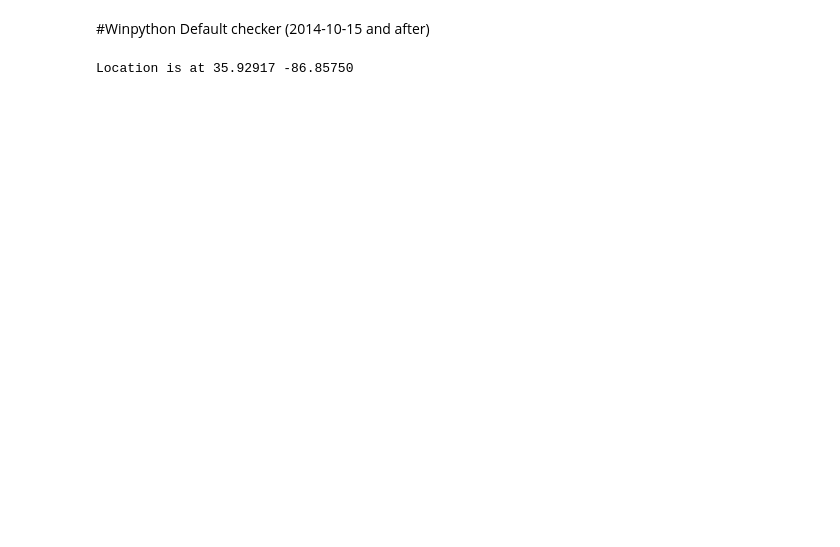
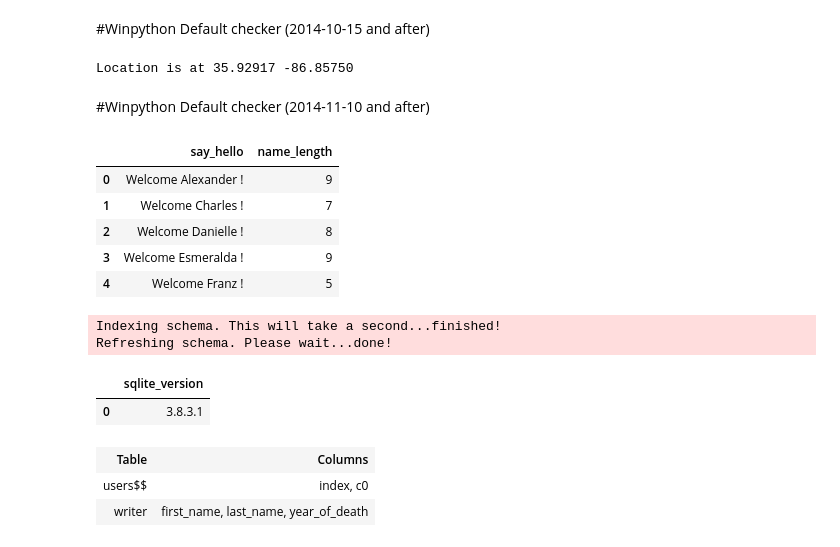
Before and after one commit to winpython/winpython_afterdoc, a Jupyter notebook: docs/Winpython_checker.ipynb, the cells around one changed output. Drawn from its saved outputs; the diff is of its cells as text; code cells hidden in the pictures; blank space fills up the shorter version.

Commit message:
remov astroML, add baresql and db.py

```diff
--- a/docs/Winpython_checker.ipynb
+++ b/docs/Winpython_checker.ipynb
@@ -271,3 +271,23 @@ else:
     print ('No location found')
 # %% [output]
 Location is at 35.92917 -86.85750
+# %% [markdown]
+#Winpython Default checker (2014-11-10 and after)
+# %%
+# testing baresql
+from __future__ import print_function, unicode_literals, division  # line needed only if Python2.7
+from baresql import baresql
+bsql = baresql.baresql(connection="sqlite:///.baresql.db")
+bsqldf = lambda q: bsql.df(q, dict(globals(),**locals()))
+
+users = ['Alexander', 'Billy', 'Charles', 'Danielle', 'Esmeralda', 'Franz', 'Greg']
+#  We use the python 'users' list like a SQL table
+sql = "select 'Welcome ' ||  c0 || ' !' as say_hello, length(c0) as name_length from users$$ where c0 like '%a%' "
+bsqldf(sql)
+# %% [output]
+|  | say_hello | name_length |
+| 0 | Welcome Alexander ! | 9 |
+| 1 | Welcome Charles ! | 7 |
+| 2 | Welcome Danielle ! | 8 |
+| 3 | Welcome Esmeralda ! | 9 |
+| 4 | Welcome Franz ! | 5 |
@@ -273,0 +296,14 @@ Location is at 35.92917 -86.85750
+# %%
+db=DB(dbtype="sqlite", filename=".baresql.db")
+db.query("select  sqlite_version() as sqlite_version  ;")
+# %% [output]
+Indexing schema. This will take a second...finished!
+Refreshing schema. Please wait...done!
+|  | sqlite_version |
+| 0 | 3.8.3.1 |
+# %%
+db.tables
+# %% [output]
+| Table | Columns |
+| users$$ | index, c0 |
+| writer | first_name, last_name, year_of_death |
```
Also changed, not shown: parts of 8 cells of this notebook, 1 other file.
